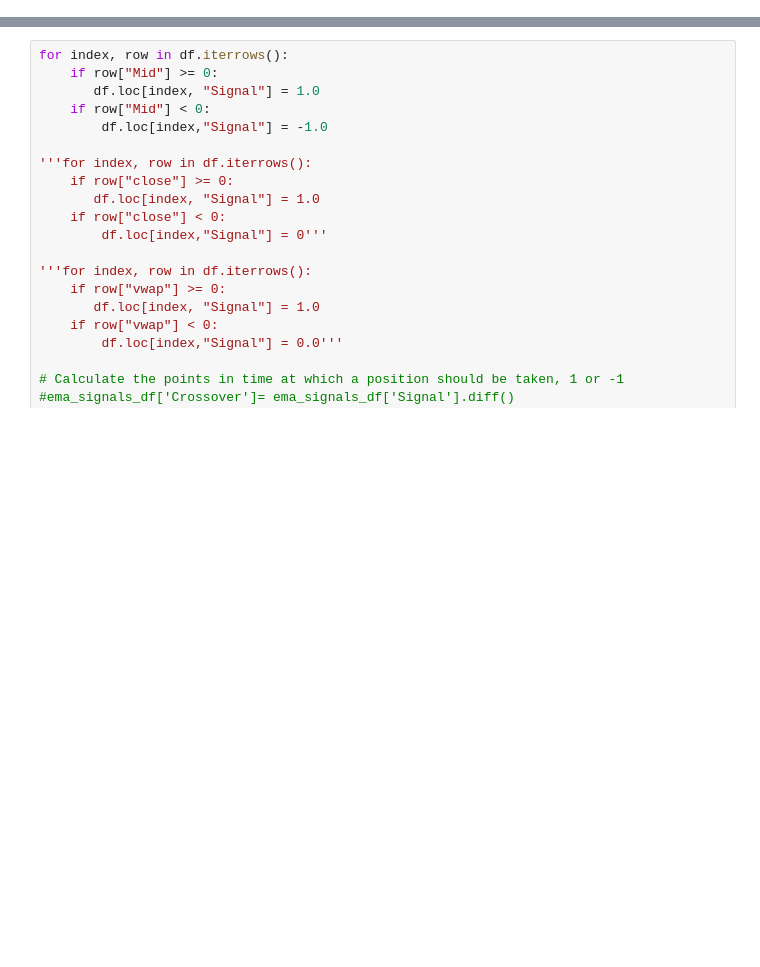
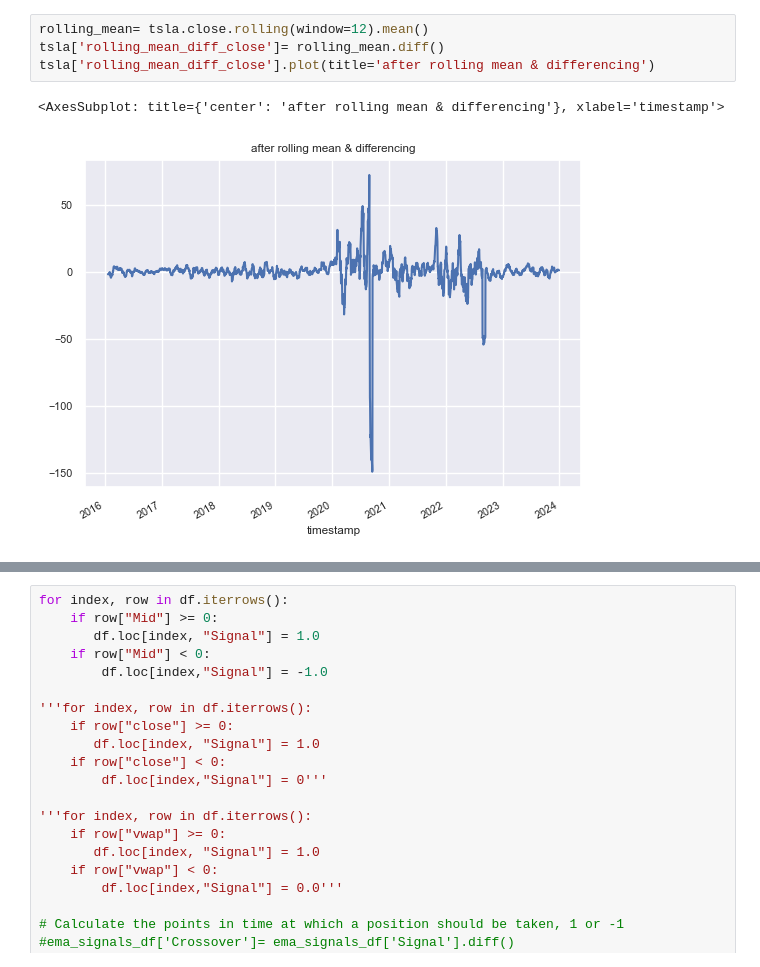
Before and after one commit to niharraju4/Sentimental-Analysis-for-Energy-and-power-Stocks-Predictions, a Jupyter notebook: MidForecast.ipynb, the cells around one changed output, grey strips where cells are left out. Drawn from its saved outputs; the diff is of its cells as text; blank space fills up the shorter version.

```diff
--- a/MidForecast.ipynb
+++ b/MidForecast.ipynb
@@ -155,0 +283,7 @@ plt.show()
+# %%
+rolling_mean= tsla.close.rolling(window=12).mean()
+tsla['rolling_mean_diff_close']= rolling_mean.diff()
+tsla['rolling_mean_diff_close'].plot(title='after rolling mean & differencing')
+# %% [output]
+<AxesSubplot: title={'center': 'after rolling mean & differencing'}, xlabel='timestamp'>
+[figure, added]
```
Also changed, not shown: parts of 23 cells of this notebook.
